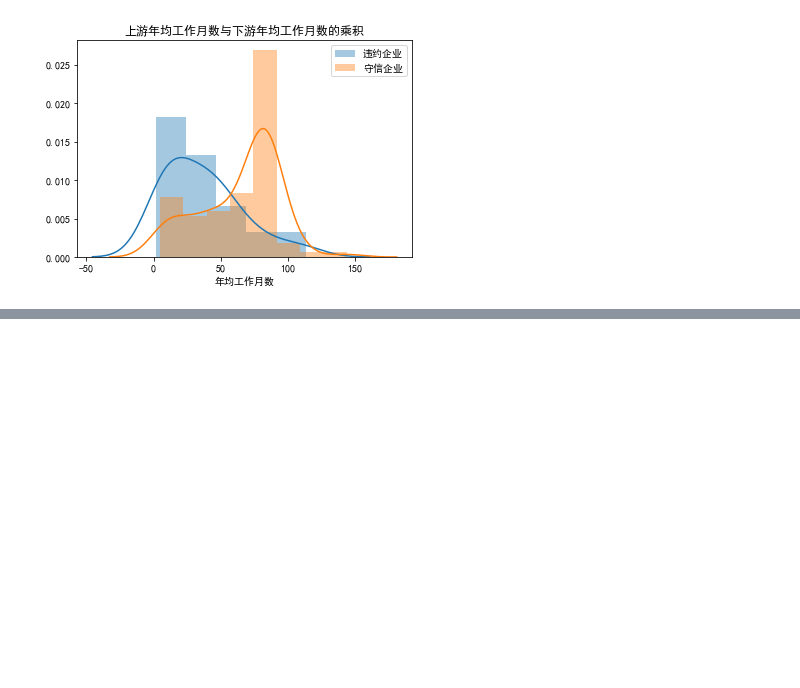
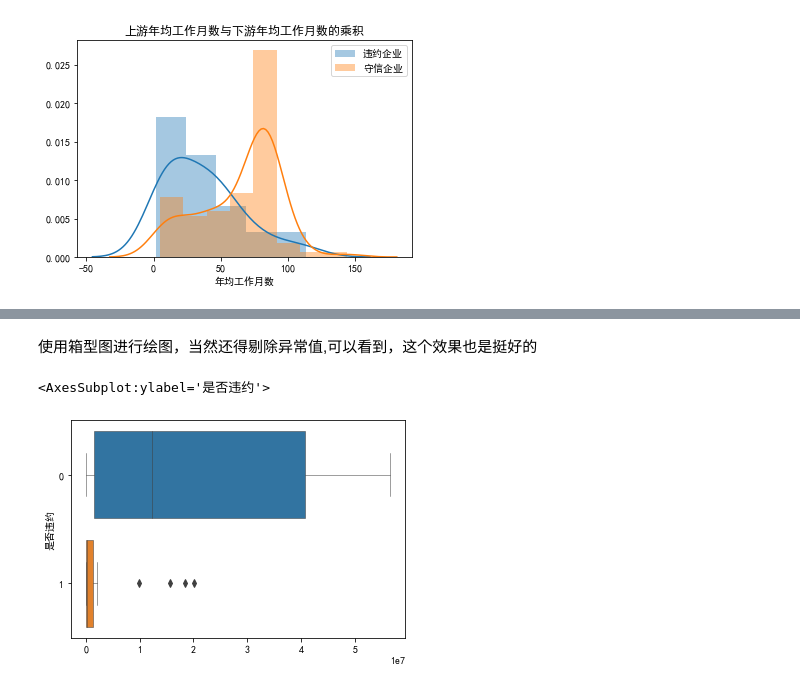
Before and after one commit to oujinsaiaishijian/Feature_engineering_with_2020C, a Jupyter notebook: Find_new_features.ipynb, the cells around one changed output, grey strips where cells are left out. Saved outputs shown, nothing was run; the diff lists cells and outputs as text; code cells hidden in the pictures; blank space fills up the shorter version.

```diff
--- a/Find_new_features.ipynb
+++ b/Find_new_features.ipynb
@@ -365,0 +402,14 @@ sns.boxplot(x=Gross_margin, y=labels, linewidth=0.5,orient='h')
+# %% [markdown]
+使用箱型图进行绘图，当然还得剔除异常值,可以看到，这个效果也是挺好的
+# %%
+Cash_flow = X_2_cleaned['正常进项的年均价税合计'] + X_3_cleaned['正常出项的年均价税合计']
+Q1 = Cash_flow.quantile(q = 0.25)
+Q3 = Cash_flow.quantile(q = 0.75)
+# 基于1.5倍的四分位差计算上下须对应的值
+low_whisker = Q1 - 1.5*(Q3 - Q1)
+up_whisker = Q3 + 1.5*(Q3 - Q1)
+Cash_flow.iloc[Cash_flow > up_whisker] = Cash_flow.mean()
+sns.boxplot(x=Cash_flow, y=labels, linewidth=0.5,orient='h')
+# %% [output]
+<AxesSubplot:ylabel='是否违约'>
+[figure, added]
```
Also changed, not shown: parts of 26 cells of this notebook.
